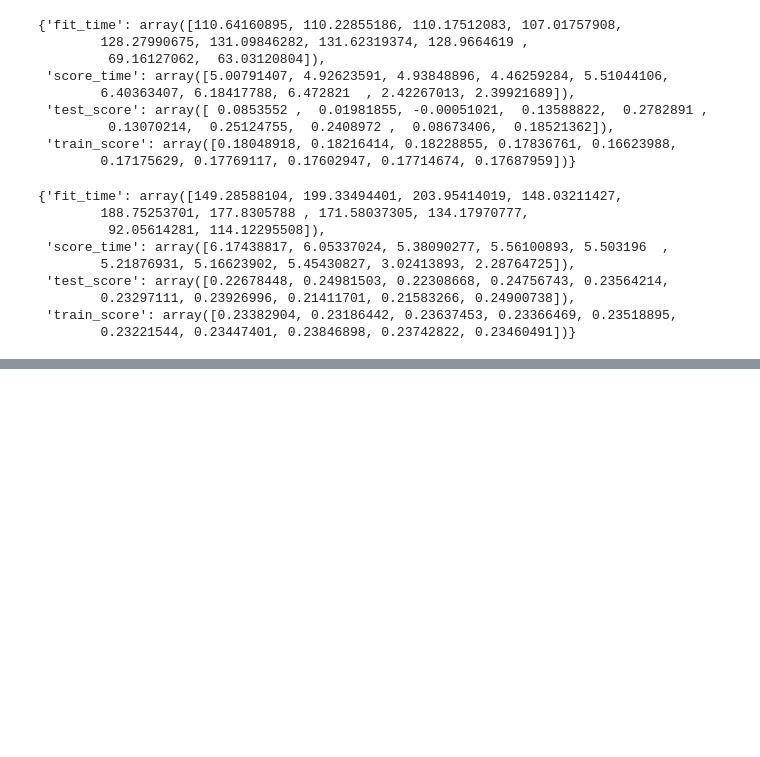
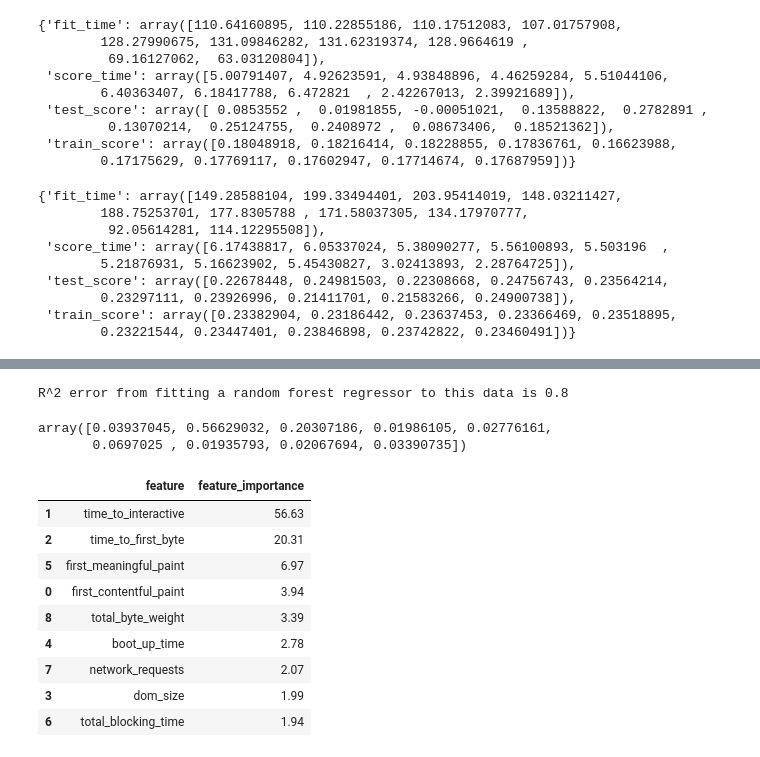
Before and after one commit to sandy-lee/Reverse-Engineering-Google-Pagespeed, a Jupyter notebook: flatiron_school_mod_7_projecy_modelling_notebook.ipynb, the cells around one changed output, grey strips where cells are left out. Cells and saved outputs as stored; diff of their text form; code cells hidden in the pictures; blank space fills up the shorter version.

```diff
--- a/flatiron_school_mod_7_projecy_modelling_notebook.ipynb
+++ b/flatiron_school_mod_7_projecy_modelling_notebook.ipynb
@@ -320,0 +473,9 @@ svm_reg_poly_kfold
+# %%
+print(f'R^2 error from fitting a random forest regressor to this data is {round(r2_score(y_test,rand_forest_opt.predict(X_test)),2)}')
+# %% [output]
+R^2 error from fitting a random forest regressor to this data is 0.8
+# %%
+rand_forest_opt.feature_importances_
+# %% [output]
+array([0.03937045, 0.56629032, 0.20307186, 0.01986105, 0.02776161,
+       0.0697025 , 0.01935793, 0.02067694, 0.03390735])
@@ -320,0 +489,13 @@ svm_reg_poly_kfold
+# %%
+importances
+# %% [output]
+|  | feature | feature_importance |
+| 1 | time_to_interactive | 56.63 |
+| 2 | time_to_first_byte | 20.31 |
+| 5 | first_meaningful_paint | 6.97 |
+| 0 | first_contentful_paint | 3.94 |
+| 8 | total_byte_weight | 3.39 |
+| 4 | boot_up_time | 2.78 |
+| 7 | network_requests | 2.07 |
+| 3 | dom_size | 1.99 |
+| 6 | total_blocking_time | 1.94 |
```
Also changed, not shown: parts of 23 cells of this notebook, 1 other file.
